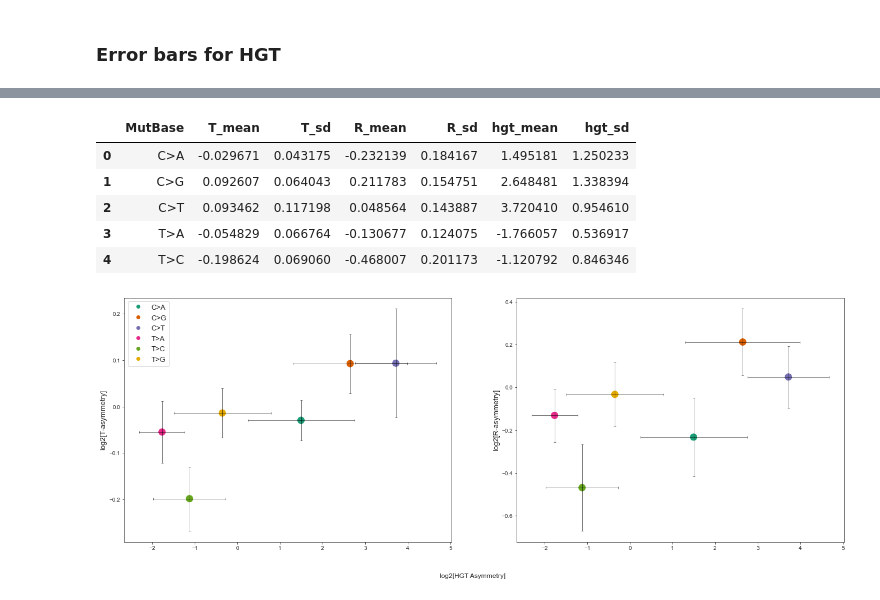
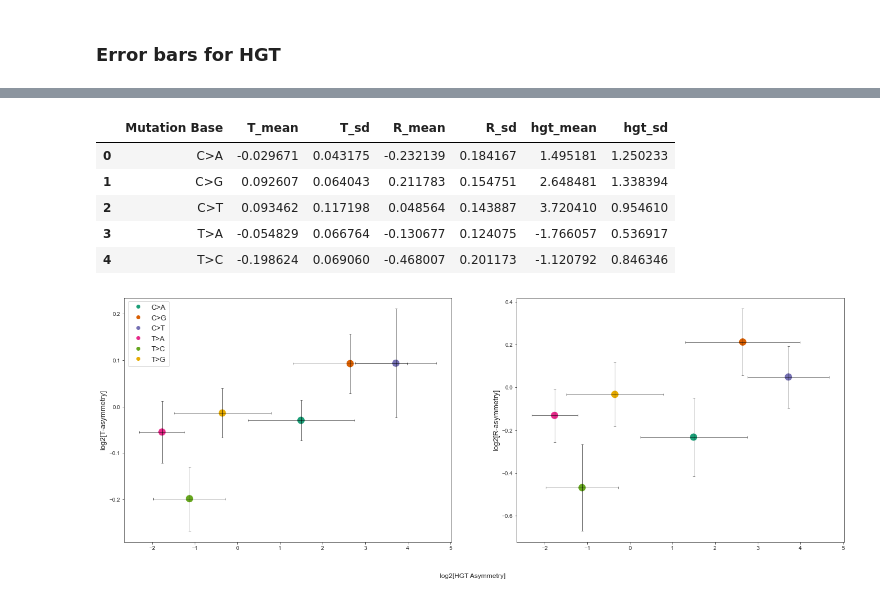
Before and after one commit to mitoclub/mtdna-192component-mutspec-chordata, a Jupyter notebook: scripts/asymmetry_TR.ipynb, the cells around one changed output, grey strips where cells are left out. Saved outputs shown, nothing was run; the diff lists cells and outputs as text; code cells hidden in the pictures.

```diff
--- a/scripts/asymmetry_TR.ipynb
+++ b/scripts/asymmetry_TR.ipynb
@@ -256,16 +257,16 @@ hgt_cl.head()
 | 11 | ACT | C>T | -0.088058 | -0.074512 | A[C>T]T | 10.921100 | 3.449046 |
 | 13 | ATA | T>C | -0.320754 | -0.774055 | A[T>C]A | 0.303984 | -1.717934 |
 # %%
-err_hgt = hgt_cl.groupby('MutBase').agg(
+err_hgt = hgt_cl.groupby('Mutation Base').agg(
     T_mean = pd.NamedAgg(column='T', aggfunc='mean'),
     T_sd = pd.NamedAgg(column='T', aggfunc='std'),
     R_mean = pd.NamedAgg(column='R', aggfunc='mean'),
     R_sd = pd.NamedAgg(column='R', aggfunc='std'),
     hgt_mean = pd.NamedAgg(column='HGT_Asymmetry_log2', aggfunc='mean'),
     hgt_sd = pd.NamedAgg(column='HGT_Asymmetry_log2', aggfunc='std')).reset_index()
 err_hgt.head()
 # %% [output]
-|  | MutBase | T_mean | T_sd | R_mean | R_sd | hgt_mean | hgt_sd |
+|  | Mutation Base | T_mean | T_sd | R_mean | R_sd | hgt_mean | hgt_sd |
 | 0 | C>A | -0.029671 | 0.043175 | -0.232139 | 0.184167 | 1.495181 | 1.250233 |
 | 1 | C>G | 0.092607 | 0.064043 | 0.211783 | 0.154751 | 2.648481 | 1.338394 |
 | 2 | C>T | 0.093462 | 0.117198 | 0.048564 | 0.143887 | 3.720410 | 0.954610 |
```
Also changed, not shown: parts of 13 cells of this notebook, 6 other files.
